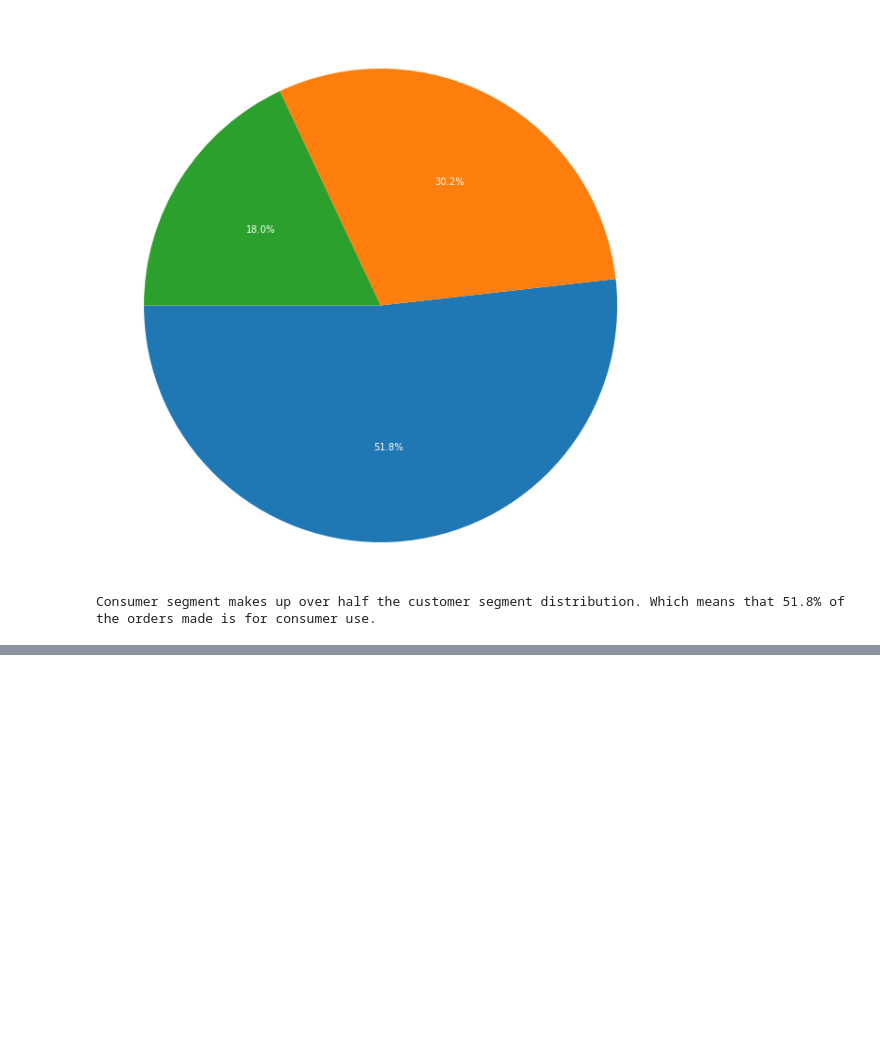
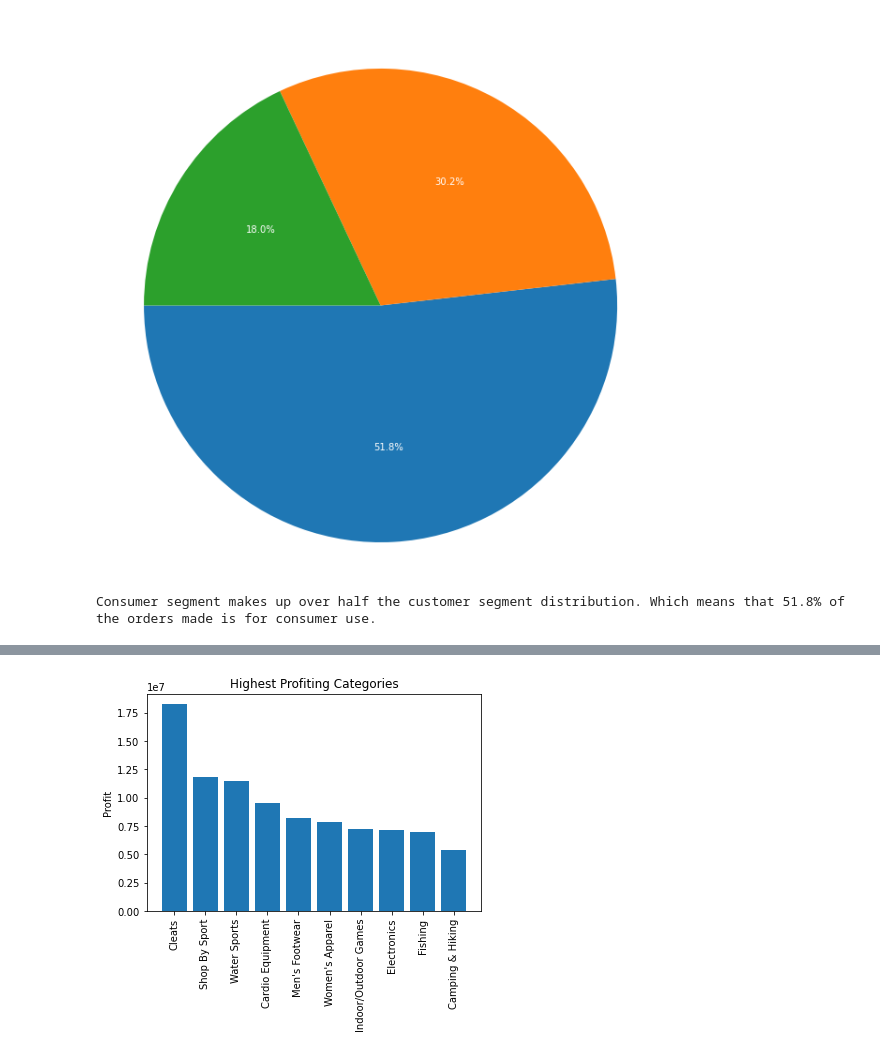
Before and after one commit to CCNY-Analytics-and-Quant/StevenCEdwinA-BAFall2023, a Jupyter notebook: Final Project.ipynb, the cells around one changed output, grey strips where cells are left out. Drawn from its saved outputs; the diff is of its cells as text; code cells hidden in the pictures; blank space fills up the shorter version.

```diff
--- a/Final Project.ipynb
+++ b/Final Project.ipynb
@@ -944,0 +945,11 @@ df_orderDataAll
+# %%
+categorical_profit = df_orderDataAll.groupby('Category_Name')['Order_Profit_Per_Order'].sum().reset_index()
+top_5_profit_categories = categorical_profit.nlargest(10,'Order_Profit_Per_Order').sort_values(by = 'Order_Profit_Per_Order', ascending = False)
+# %%
+plt.bar(top_5_profit_categories.Category_Name, top_5_profit_categories.Order_Profit_Per_Order)
+plt.xticks(rotation=90)
+plt.title('Highest Profiting Categories')
+plt.ylabel('Profit')
+plt.show()
+# %% [output]
+[figure, added]
```
Also changed, not shown: parts of 1 cell of this notebook.
